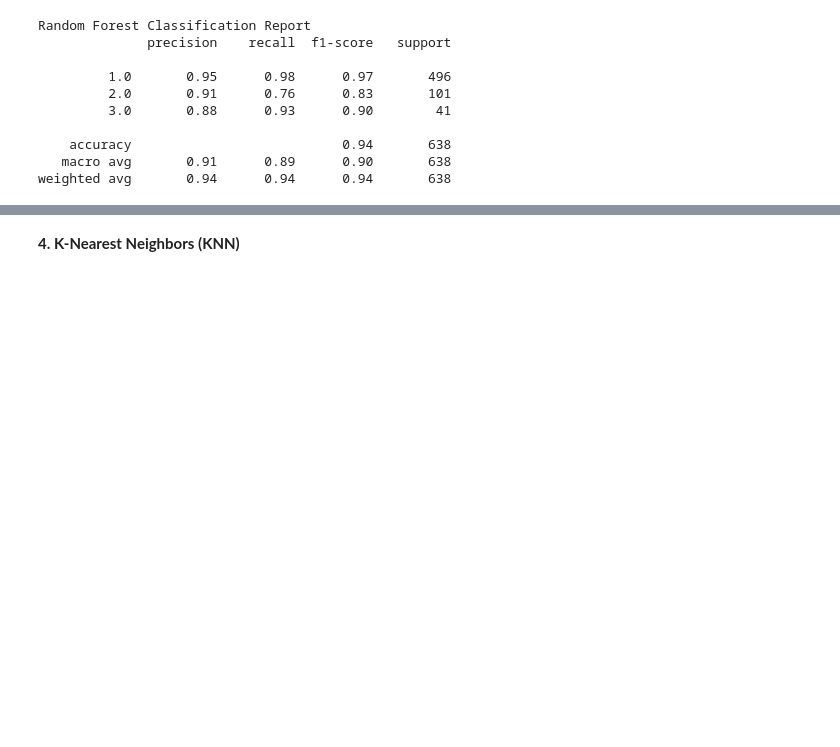
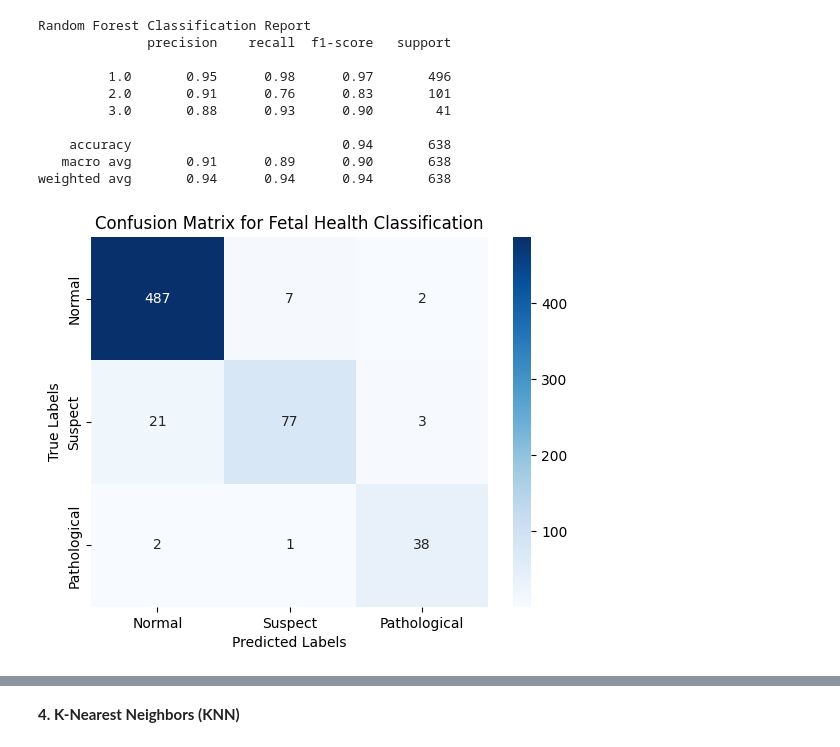
Before and after one commit to SakshyamStha/Fetal_Health_Classification, a Jupyter notebook: sg.ipynb, the cells around one changed output, grey strips where cells are left out. Saved outputs shown, nothing was run; the diff lists cells and outputs as text; code cells hidden in the pictures; blank space fills up the shorter version.

```diff
--- a/sg.ipynb
+++ b/sg.ipynb
@@ -357,3 +433,14 @@ Random Forest Classification Report
     accuracy                           0.94       638
    macro avg       0.91      0.89      0.90       638
 weighted avg       0.94      0.94      0.94       638
+# %%
+cm_rfc = confusion_matrix(y_test, rf_y_pred)
+
+sns.heatmap(cm_rfc, annot=True, fmt='d', cmap='Blues', xticklabels=['Normal', 'Suspect', 'Pathological'],
+            yticklabels=['Normal', 'Suspect', 'Pathological'])
+plt.xlabel('Predicted Labels')
+plt.ylabel('True Labels')
+plt.title('Confusion Matrix for Fetal Health Classification')
+plt.show()
+# %% [output]
+[figure, added]
```
Also changed, not shown: parts of 33 cells of this notebook.
